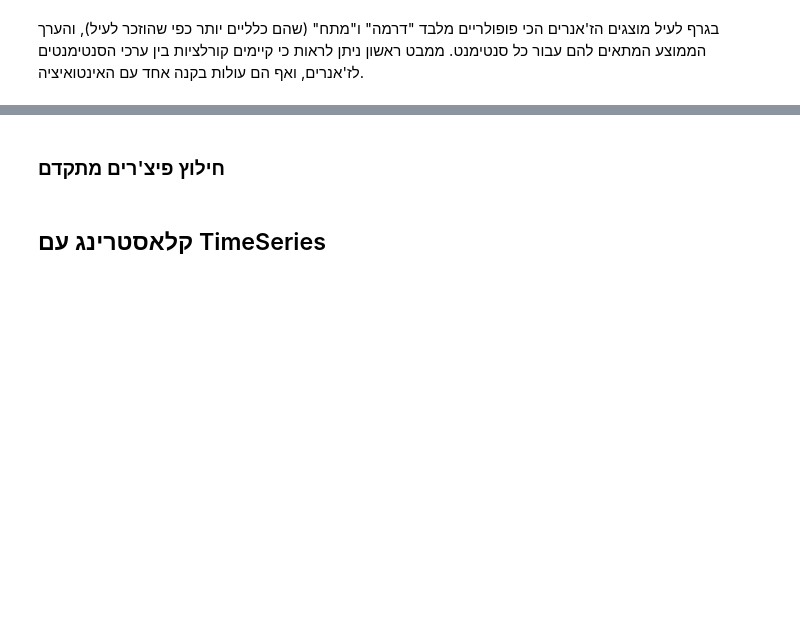
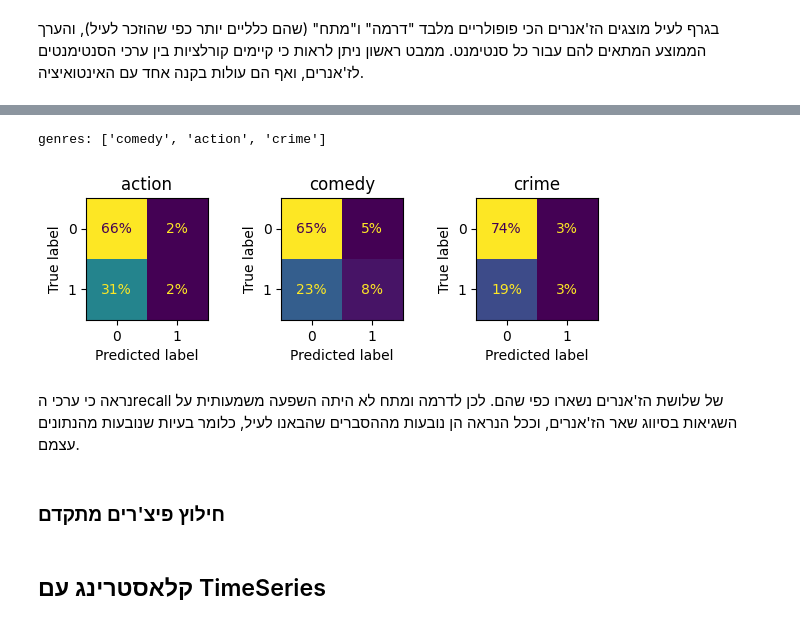
Before and after one commit to eitamyo/ou-workshop-project, a Jupyter notebook: emotional-genre-classification.ipynb, the cells around one changed output, grey strips where cells are left out. Cells and saved outputs as stored; diff of their text form; code cells hidden in the pictures; blank space fills up the shorter version.

```diff
--- a/emotional-genre-classification.ipynb
+++ b/emotional-genre-classification.ipynb
@@ -599,3 +659,18 @@ F1 Measure: 0.39919354838709675
+# %%
+next_genres = genre_counts.nlargest(5).index[2:]
+print('genres:', next_genres.to_list())
+X_train_1, X_test_1, y_train_1, y_test_1, mlb_1 = get_genre_sets(next_genres)
+rf_clf_1 = RandomForestClassifier(n_estimators=100, random_state=1)
+rf_clf_1.fit(X_train_1,y_train_1)
+y_predict_1 = rf_clf_1.predict(X_test_1)
+fig, axs = plt.subplots(1, 3, figsize=(6, 2))
+show_conf_matrices(y_test_1, y_predict_1, mlb_1.classes_, axs)
+plt.tight_layout()
+# %% [output]
+genres: ['comedy', 'action', 'crime']
+[figure, added]
+# %% [markdown]
+נראה כי ערכי הrecall של שלושת הז'אנרים נשארו כפי שהם. לכן לדרמה ומתח לא היתה השפעה משמעותית על השגיאות בסיווג שאר הז'אנרים, וככל הנראה הן נובעות מההסברים שהבאנו לעיל, כלומר בעיות שנובעות מהנתונים עצמם.
 # %% [markdown]
 ### חילוץ פיצ'רים מתקדם
 # %% [markdown]
```
Also changed, not shown: parts of 17 cells of this notebook.
